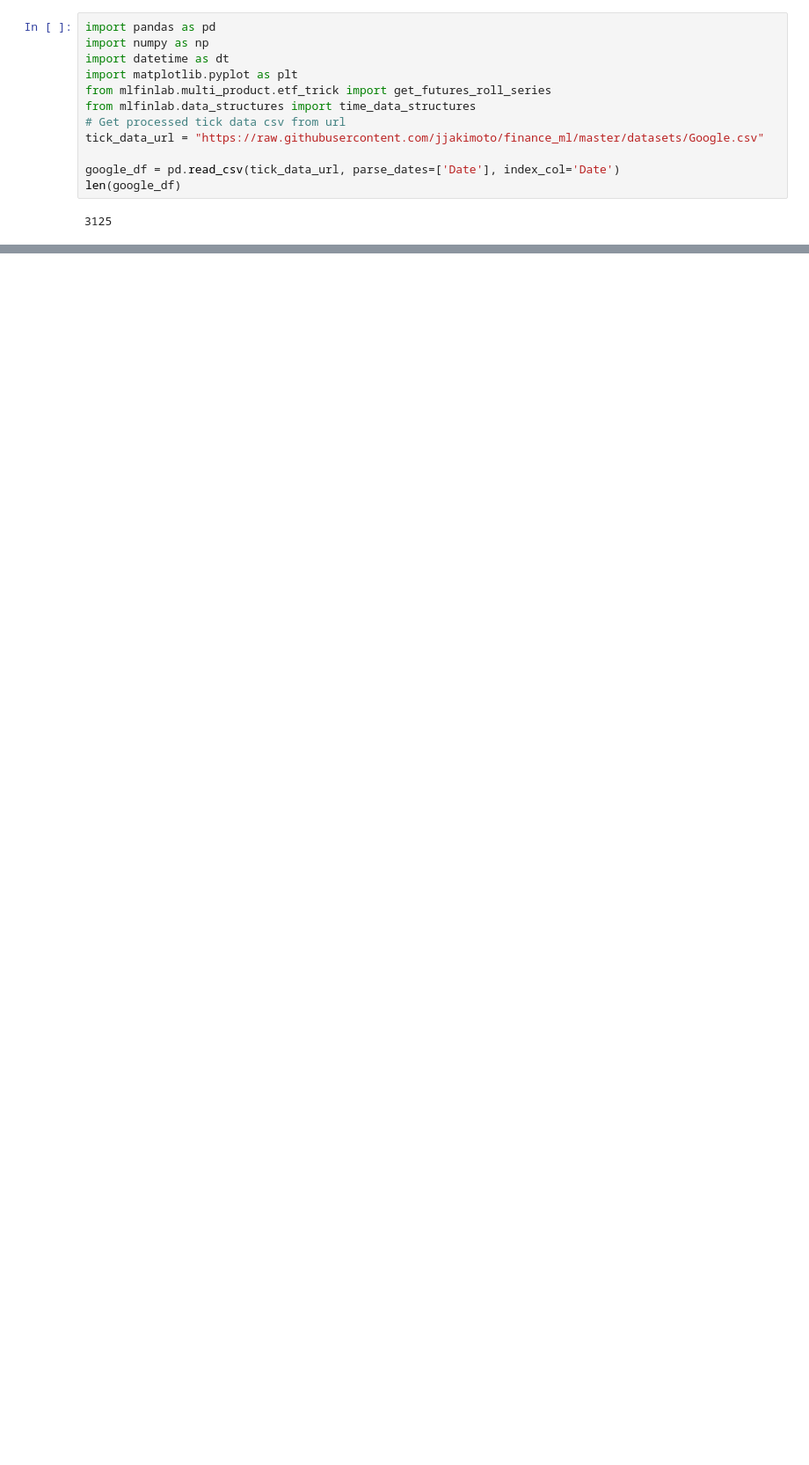
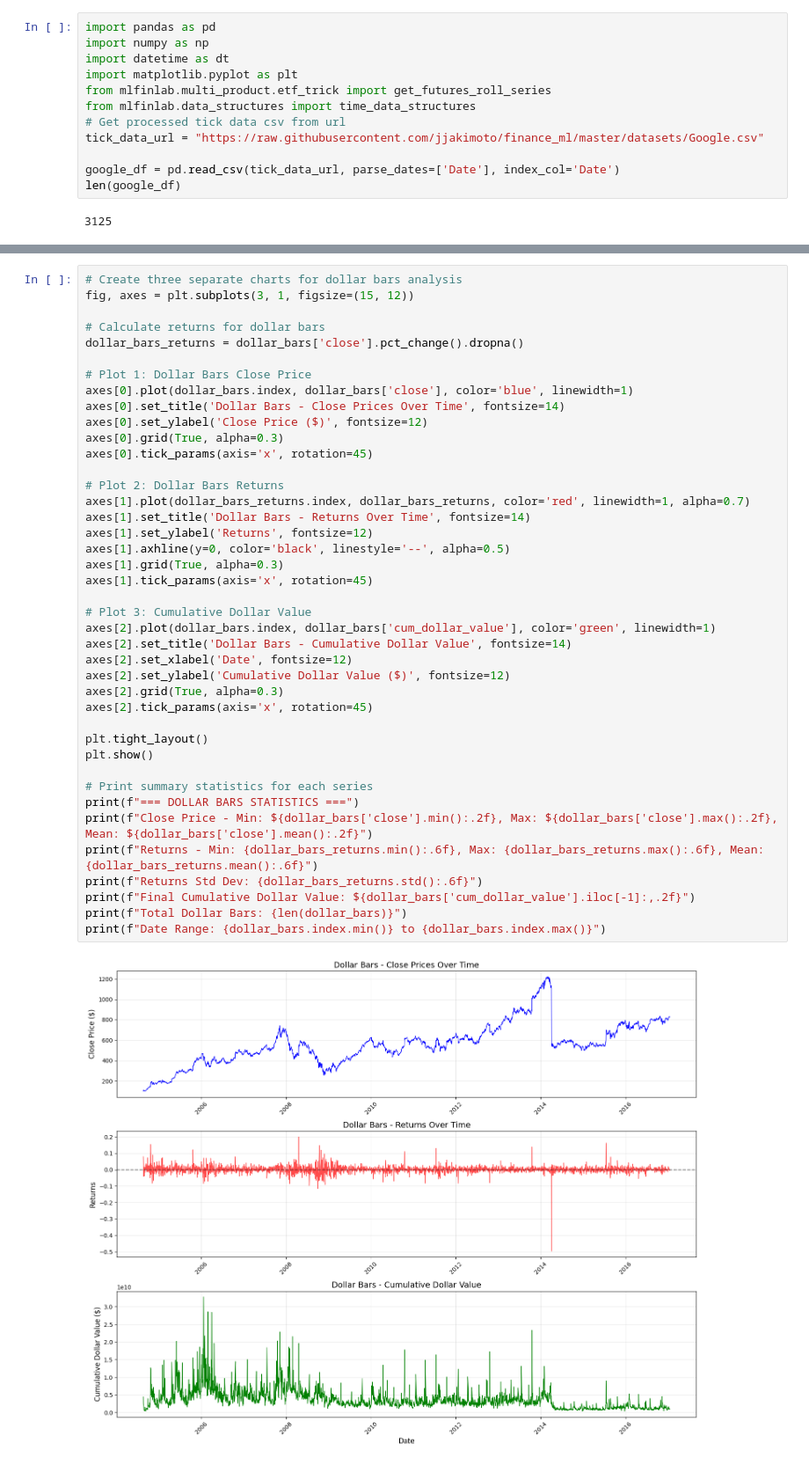
Before and after one commit to McSavage/MLFinLab, a Jupyter notebook: notebooks/FIN221_HW2_Google.ipynb, the cells around one changed output, grey strips where cells are left out. Shown at 88% size. Saved outputs shown, nothing was run; the diff lists cells and outputs as text; blank space fills up the shorter version.

```diff
--- a/notebooks/FIN221_HW2_Google.ipynb
+++ b/notebooks/FIN221_HW2_Google.ipynb
@@ -528,0 +219,43 @@ Position: 65.3% within bands
+# %%
+# Create three separate charts for dollar bars analysis
+fig, axes = plt.subplots(3, 1, figsize=(15, 12))
+
+# Calculate returns for dollar bars
+dollar_bars_returns = dollar_bars['close'].pct_change().dropna()
+
+# Plot 1: Dollar Bars Close Price
+axes[0].plot(dollar_bars.index, dollar_bars['close'], color='blue', linewidth=1)
+axes[0].set_title('Dollar Bars - Close Prices Over Time', fontsize=14)
+axes[0].set_ylabel('Close Price ($)', fontsize=12)
+axes[0].grid(True, alpha=0.3)
+axes[0].tick_params(axis='x', rotation=45)
+
+# Plot 2: Dollar Bars Returns
+axes[1].plot(dollar_bars_returns.index, dollar_bars_returns, color='red', linewidth=1, alpha=0.7)
+axes[1].set_title('Dollar Bars - Returns Over Time', fontsize=14)
+axes[1].set_ylabel('Returns', fontsize=12)
+axes[1].axhline(y=0, color='black', linestyle='--', alpha=0.5)
+axes[1].grid(True, alpha=0.3)
+axes[1].tick_params(axis='x', rotation=45)
+
+# Plot 3: Cumulative Dollar Value
+axes[2].plot(dollar_bars.index, dollar_bars['cum_dollar_value'], color='green', linewidth=1)
+axes[2].set_title('Dollar Bars - Cumulative Dollar Value', fontsize=14)
+axes[2].set_xlabel('Date', fontsize=12)
+axes[2].set_ylabel('Cumulative Dollar Value ($)', fontsize=12)
+axes[2].grid(True, alpha=0.3)
+axes[2].tick_params(axis='x', rotation=45)
+
+plt.tight_layout()
+plt.show()
+
+# Print summary statistics for each series
+print(f"=== DOLLAR BARS STATISTICS ===")
+print(f"Close Price - Min: ${dollar_bars['close'].min():.2f}, Max: ${dollar_bars['close'].max():.2f}, Mean: ${dollar_bars['close'].mean():.2f}")
+print(f"Returns - Min: {dollar_bars_returns.min():.6f}, Max: {dollar_bars_returns.max():.6f}, Mean: {dollar_bars_returns.mean():.6f}")
+print(f"Returns Std Dev: {dollar_bars_returns.std():.6f}")
+print(f"Final Cumulative Dollar Value: ${dollar_bars['cum_dollar_value'].iloc[-1]:,.2f}")
+print(f"Total Dollar Bars: {len(dollar_bars)}")
+print(f"Date Range: {dollar_bars.index.min()} to {dollar_bars.index.max()}")
+# %% [output]
+[figure, added]
```
Also changed, not shown: parts of 22 cells of this notebook.
